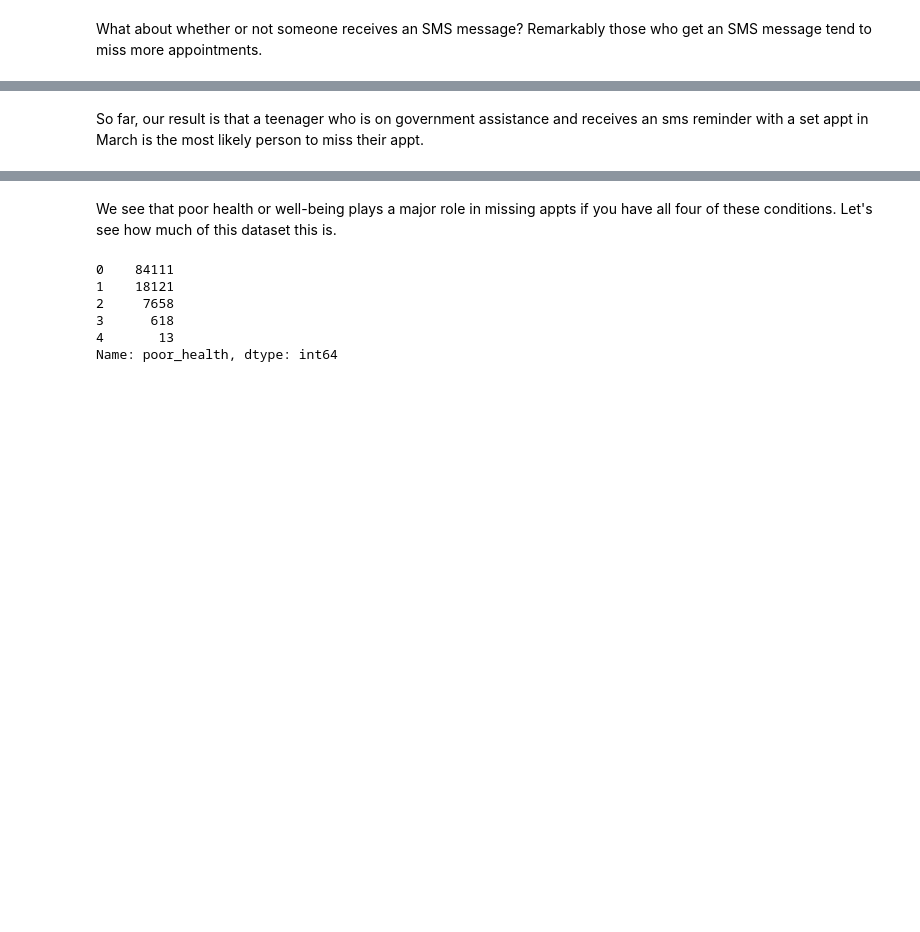
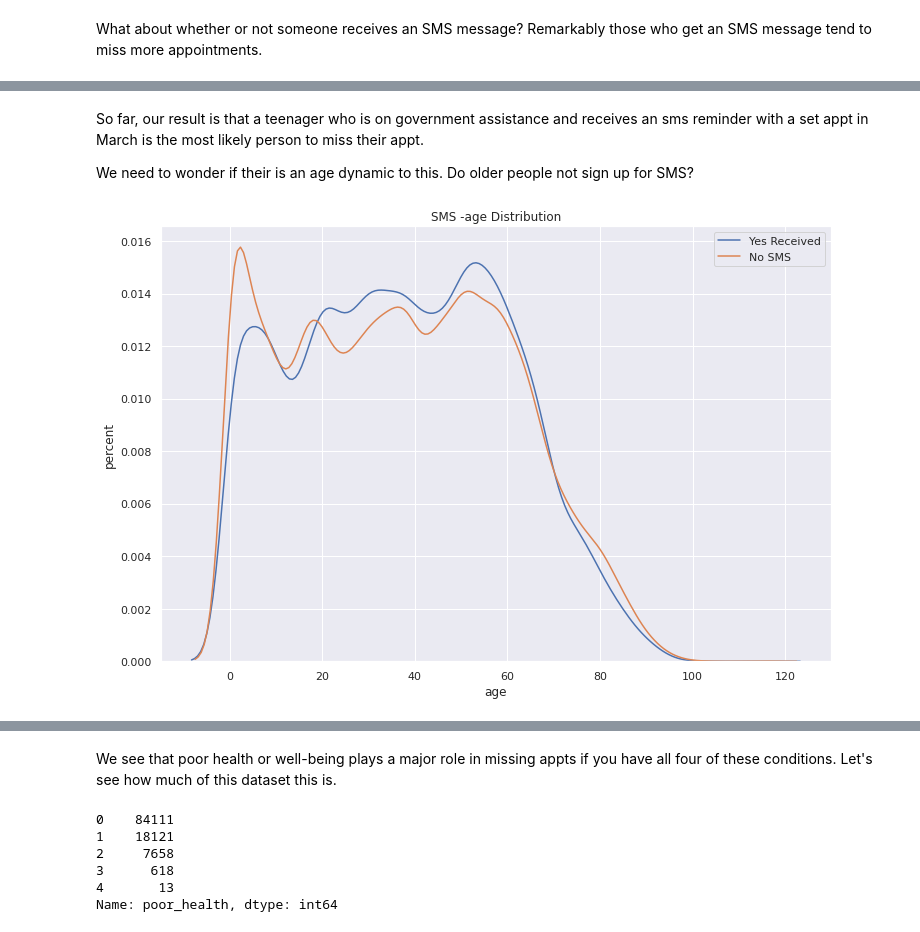
Before and after one commit to bvmcode/udacity_project_no_shows, a Jupyter notebook: Project - Doctor Appts.ipynb, the cells around one changed output, grey strips where cells are left out. Drawn from its saved outputs; the diff is of its cells as text; code cells hidden in the pictures; blank space fills up the shorter version.

```diff
--- a/Project - Doctor Appts.ipynb
+++ b/Project - Doctor Appts.ipynb
@@ -445,3 +483,16 @@ group_and_plot('sms_received');
-# %% [markdown]
-So far, our result is that a teenager who is on government assistance and receives an sms reminder with a set appt in March is the most likely person to miss their appt.
+# %% [markdown]
+So far, our result is that a teenager who is on government assistance and receives an sms reminder with a set appt in March is the most likely person to miss their appt.
+
+We need to wonder if their is an age dynamic to this. Do older people not sign up for SMS?
+# %%
+plt.figure(figsize=(12,8))
+sns.kdeplot(df_clean[df_clean['sms_received']==1]['age'], label='Yes Received')
+sns.kdeplot(df_clean[df_clean['sms_received']==0]['age'], label='No SMS')
+plt.title('SMS -age Distribution')
+plt.xlabel('age')
+plt.ylabel('percent')
+plt.legend()
+plt.show()
+# %% [output]
+[figure, added]
 # %% [markdown]
```
Also changed, not shown: parts of 28 cells of this notebook.
